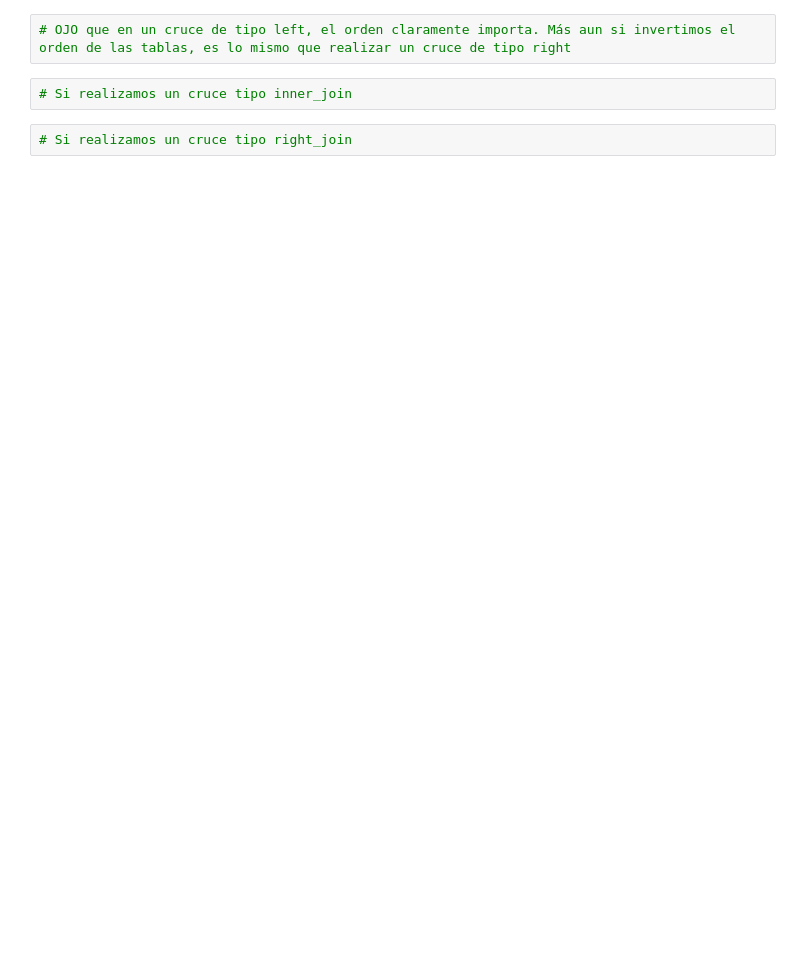
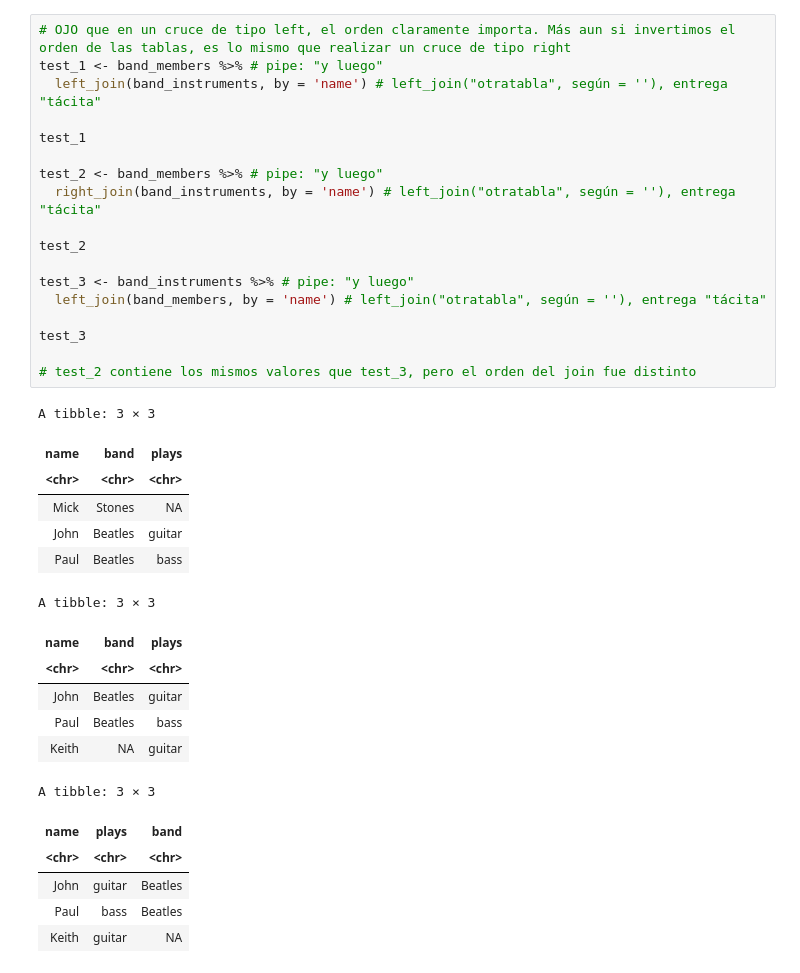
Before and after one commit to mrrojas72/Introduccion_a_ciencia_de_datos_R, a Jupyter notebook: Ayudantías/Ayudantía2/A2_01_Cruce_de_tablas.ipynb, the cells around one changed output. Saved outputs shown, nothing was run; the diff lists cells and outputs as text; blank space fills up the shorter version.

```diff
--- a/Ayudantías/Ayudantía2/A2_01_Cruce_de_tablas.ipynb
+++ b/Ayudantías/Ayudantía2/A2_01_Cruce_de_tablas.ipynb
@@ -36,6 +133,37 @@ band_instruments
 # %%
 # OJO que en un cruce de tipo left, el orden claramente importa. Más aun si invertimos el orden de las tablas, es lo mismo que realizar un cruce de tipo right
+test_1 <- band_members %>% # pipe: "y luego"
+  left_join(band_instruments, by = 'name') # left_join("otratabla", según = ''), entrega "tácita"
+
+test_1
+
+test_2 <- band_members %>% # pipe: "y luego"
+  right_join(band_instruments, by = 'name') # left_join("otratabla", según = ''), entrega "tácita"
+
+test_2
+
+test_3 <- band_instruments %>% # pipe: "y luego"
+  left_join(band_members, by = 'name') # left_join("otratabla", según = ''), entrega "tácita"
+
+test_3
+
+# test_2 contiene los mismos valores que test_3, pero el orden del join fue distinto
+# %% [output]
+A tibble: 3 × 3
+| name | band | plays |
+| <chr> | <chr> | <chr> |
+| Mick | Stones | NA |
+| John | Beatles | guitar |
+| Paul | Beatles | bass |
+A tibble: 3 × 3
+| name | band | plays |
+| <chr> | <chr> | <chr> |
+| John | Beatles | guitar |
+| Paul | Beatles | bass |
+| Keith | NA | guitar |
+A tibble: 3 × 3
+| name | plays | band |
+| <chr> | <chr> | <chr> |
+| John | guitar | Beatles |
+| Paul | bass | Beatles |
+| Keith | guitar | NA |
-# %%
-# Si realizamos un cruce tipo inner_join
-# %%
-# Si realizamos un cruce tipo right_join
```
Also changed, not shown: parts of 21 cells of this notebook.
